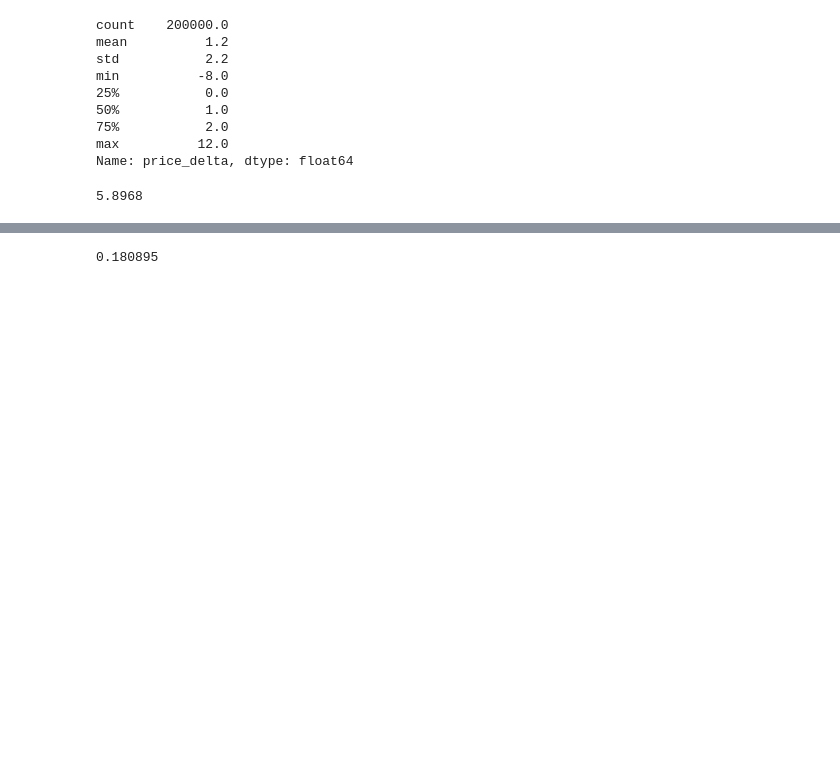
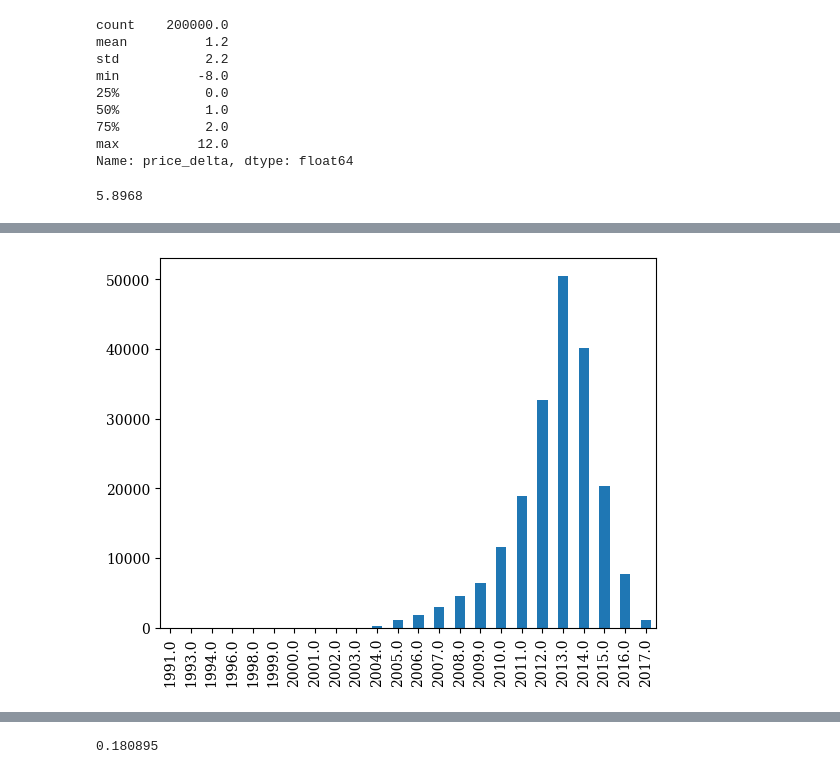
Before and after one commit to sheacon/carmax_showcase, a Jupyter notebook: 1_eda_carmax.ipynb, the cells around one changed output, grey strips where cells are left out. Drawn from its saved outputs; the diff is of its cells as text; code cells hidden in the pictures; blank space fills up the shorter version.

```diff
--- a/1_eda_carmax.ipynb
+++ b/1_eda_carmax.ipynb
@@ -183,0 +186,7 @@ df['price_delta'].mean()*5
+# %%
+# "new" vehicle model year distribution
+model_year = df['model_year'].value_counts().sort_index()
+# print(model_year_appraisal)
+ax = model_year.plot.bar()
+# %% [output]
+[figure, added]
```
Also changed, not shown: parts of 32 cells of this notebook.
